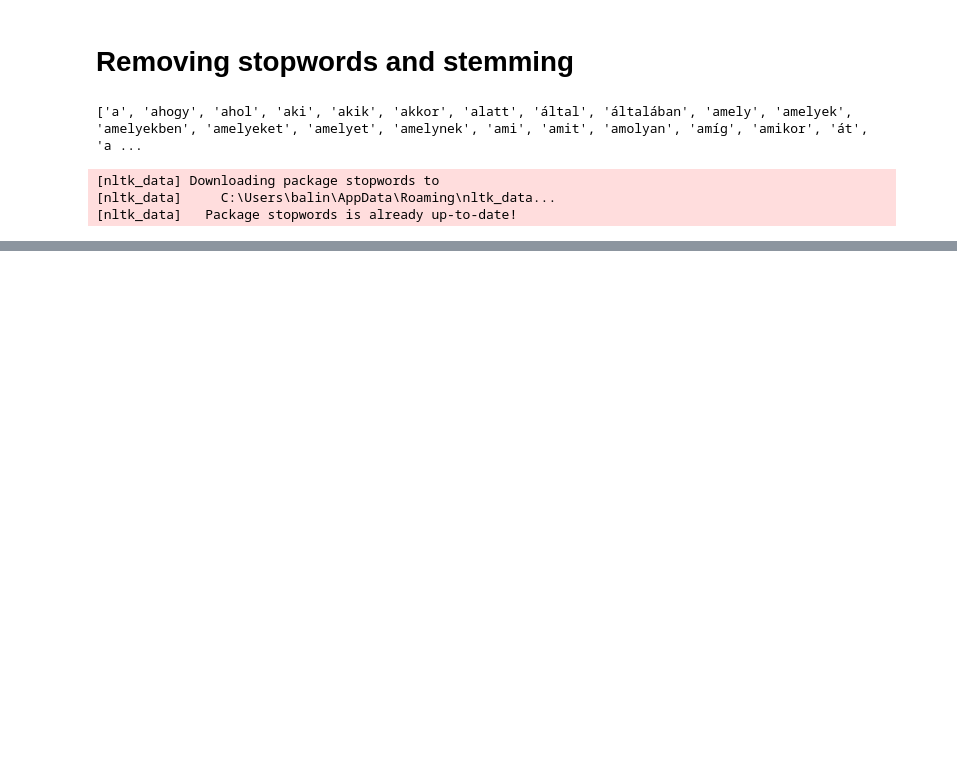
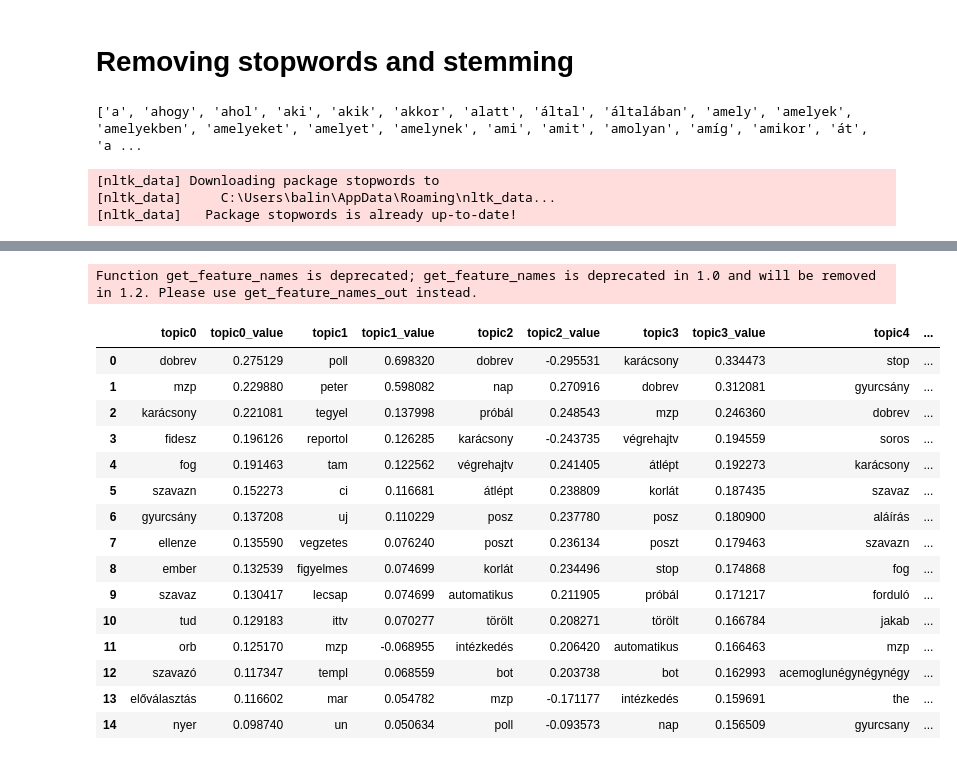
Before and after one commit to Balint831/Topic-detection-DSLab, a Jupyter notebook: workdir/Topic-Detection-on-Reddit/src/cleaning.ipynb, the cells around one changed output, grey strips where cells are left out. Cells and saved outputs as stored; diff of their text form; code cells hidden in the pictures; blank space fills up the shorter version.

```diff
--- a/workdir/Topic-Detection-on-Reddit/src/cleaning.ipynb
+++ b/workdir/Topic-Detection-on-Reddit/src/cleaning.ipynb
@@ -222,0 +362,9 @@ comment_df.to_excel("..\data\cleaned_swed_stemmed.xlsx")
+# %%
+tf_idf = term_frequency * idf
+# %%
+#LSA method: making SVD with the tf_idf, then taking the first n most significant vectors to score the documents
+
+from sklearn.decomposition import TruncatedSVD
+n_comp = 7
+svd = TruncatedSVD(n_components = n_comp)
+lsa = svd.fit_transform(tf_idf)
@@ -222,0 +375,33 @@ comment_df.to_excel("..\data\cleaned_swed_stemmed.xlsx")
+# %%
+encoding_matrix = pd.DataFrame(svd.components_,
+                               index = [f"topic{i}" for i in range(n_comp)],
+                               columns = c.get_feature_names())
+# %% [output]
+Function get_feature_names is deprecated; get_feature_names is deprecated in 1.0 and will be removed in 1.2. Please use get_feature_names_out instead.
+# %%
+top_by_topic = pd.DataFrame()
+for col in encoding_matrix.index:
+    topic_temp_df = pd.DataFrame(encoding_matrix.T.sort_values(col, axis = "rows", ascending = False,
+                                                               key = np.abs)[col][:15]).reset_index()
+    topic_temp_df.columns = [col, col+"_value"]
+    top_by_topic = pd.concat([top_by_topic, topic_temp_df], axis = 1)
+# %%
+top_by_topic.to_excel(r"..\data\top_by_topic_LSI.xlsx")
+top_by_topic
+# %% [output]
+|  | topic0 | topic0_value | topic1 | topic1_value | topic2 | topic2_value | topic3 | topic3_value | topic4 | ... |
+| 0 | dobrev | 0.275129 | poll | 0.698320 | dobrev | -0.295531 | karácsony | 0.334473 | stop | ... |
+| 1 | mzp | 0.229880 | peter | 0.598082 | nap | 0.270916 | dobrev | 0.312081 | gyurcsány | ... |
+| 2 | karácsony | 0.221081 | tegyel | 0.137998 | próbál | 0.248543 | mzp | 0.246360 | dobrev | ... |
+| 3 | fidesz | 0.196126 | reportol | 0.126285 | karácsony | -0.243735 | végrehajtv | 0.194559 | soros | ... |
+| 4 | fog | 0.191463 | tam | 0.122562 | végrehajtv | 0.241405 | átlépt | 0.192273 | karácsony | ... |
+| 5 | szavazn | 0.152273 | ci | 0.116681 | átlépt | 0.238809 | korlát | 0.187435 | szavaz | ... |
+| 6 | gyurcsány | 0.137208 | uj | 0.110229 | posz | 0.237780 | posz | 0.180900 | aláírás | ... |
+| 7 | ellenze | 0.135590 | vegzetes | 0.076240 | poszt | 0.236134 | poszt | 0.179463 | szavazn | ... |
+| 8 | ember | 0.132539 | figyelmes | 0.074699 | korlát | 0.234496 | stop | 0.174868 | fog | ... |
+| 9 | szavaz | 0.130417 | lecsap | 0.074699 | automatikus | 0.211905 | próbál | 0.171217 | forduló | ... |
+| 10 | tud | 0.129183 | ittv | 0.070277 | törölt | 0.208271 | törölt | 0.166784 | jakab | ... |
+| 11 | orb | 0.125170 | mzp | -0.068955 | intézkedés | 0.206420 | automatikus | 0.166463 | mzp | ... |
+| 12 | szavazó | 0.117347 | templ | 0.068559 | bot | 0.203738 | bot | 0.162993 | acemoglunégynégynégy | ... |
+| 13 | előválasztás | 0.116602 | mar | 0.054782 | mzp | -0.171177 | intézkedés | 0.159691 | the | ... |
+| 14 | nyer | 0.098740 | un | 0.050634 | poll | -0.093573 | nap | 0.156509 | gyurcsany | ... |
```
Also changed, not shown: parts of 28 cells of this notebook, 2 other files.
